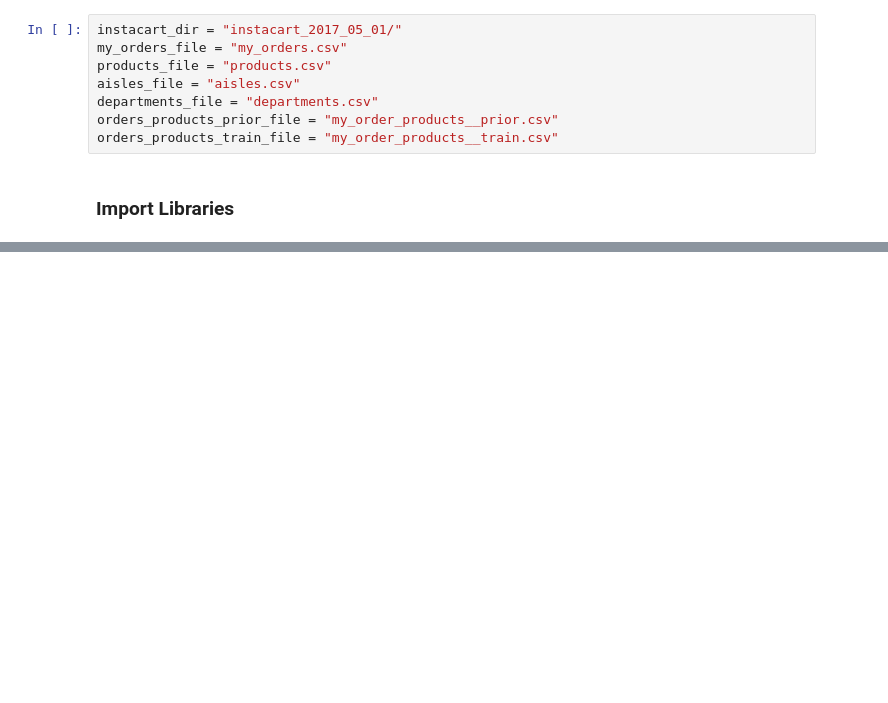
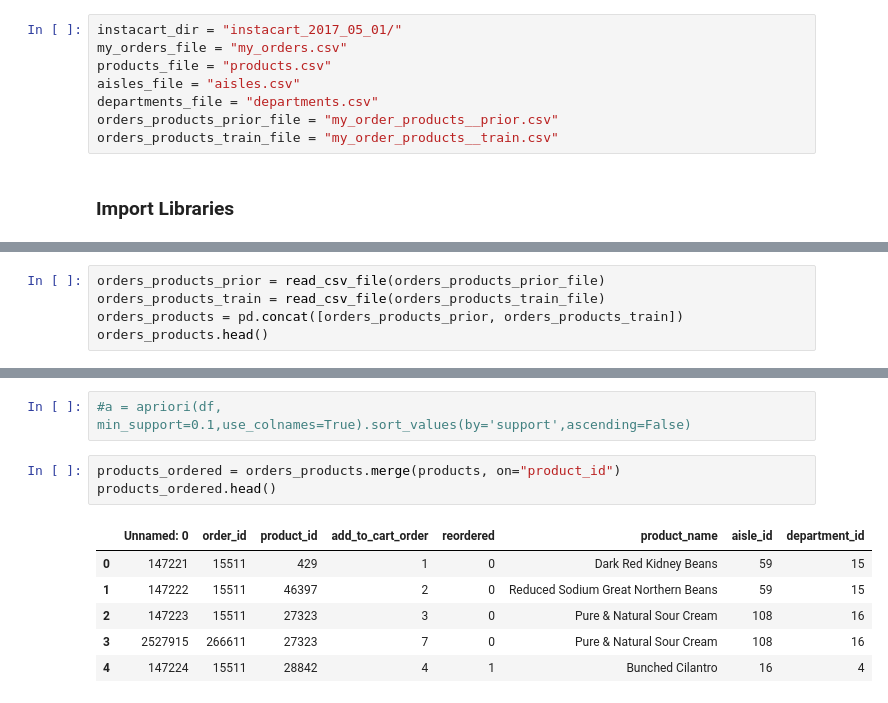
Before and after one commit to 1carew1/instacart_investigation, a Jupyter notebook: Assignment_2_ARM.ipynb, the cells around one changed output, grey strips where cells are left out. Saved outputs shown, nothing was run; the diff lists cells and outputs as text; blank space fills up the shorter version.

```diff
--- a/Assignment_2_ARM.ipynb
+++ b/Assignment_2_ARM.ipynb
@@ -40,0 +58,5 @@ sns.set_context("paper")
+# %%
+orders_products_prior = read_csv_file(orders_products_prior_file)
+orders_products_train = read_csv_file(orders_products_train_file)
+orders_products = pd.concat([orders_products_prior, orders_products_train])
+orders_products.head()
@@ -40,0 +100,12 @@ sns.set_context("paper")
+# %%
+#a = apriori(df, min_support=0.1,use_colnames=True).sort_values(by='support',ascending=False)
+# %%
+products_ordered = orders_products.merge(products, on="product_id")
+products_ordered.head()
+# %% [output]
+|  | Unnamed: 0 | order_id | product_id | add_to_cart_order | reordered | product_name | aisle_id | department_id |
+| 0 | 147221 | 15511 | 429 | 1 | 0 | Dark Red Kidney Beans | 59 | 15 |
+| 1 | 147222 | 15511 | 46397 | 2 | 0 | Reduced Sodium Great Northern Beans | 59 | 15 |
+| 2 | 147223 | 15511 | 27323 | 3 | 0 | Pure & Natural Sour Cream | 108 | 16 |
+| 3 | 2527915 | 266611 | 27323 | 7 | 0 | Pure & Natural Sour Cream | 108 | 16 |
+| 4 | 147224 | 15511 | 28842 | 4 | 1 | Bunched Cilantro | 16 | 4 |
```
Also changed, not shown: parts of 13 cells of this notebook, 1 other file.
